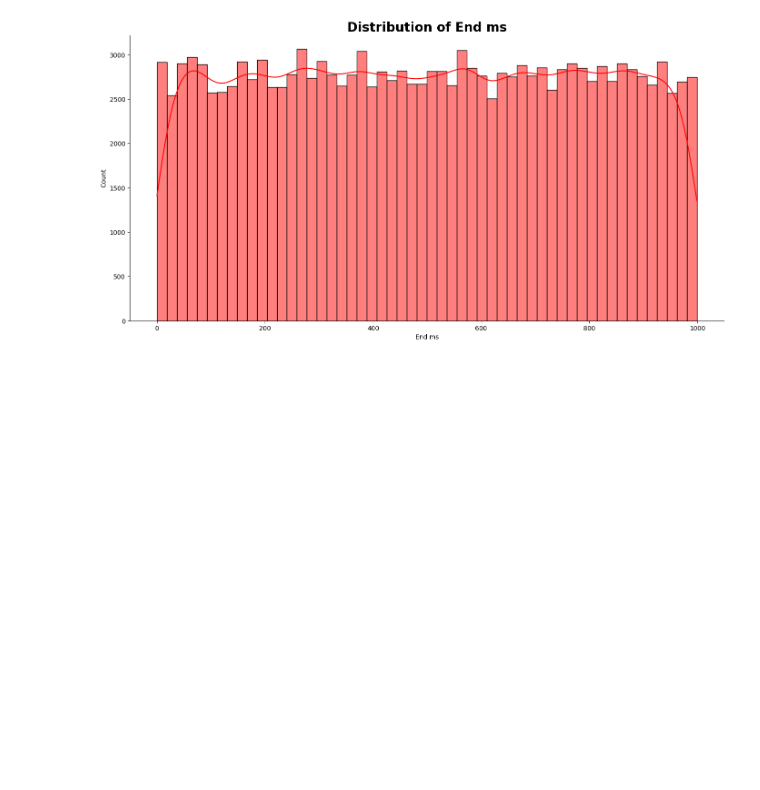
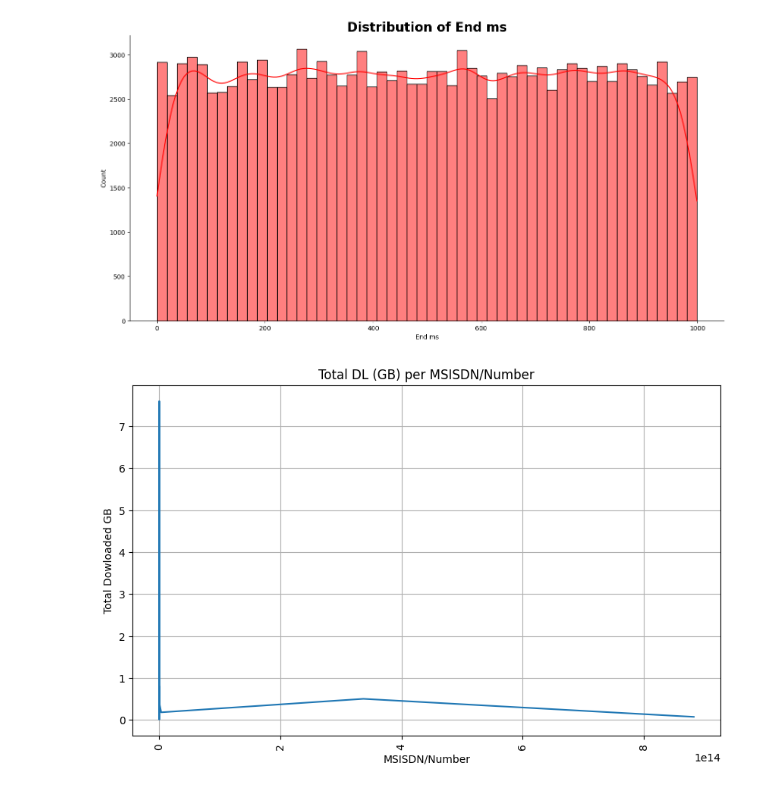
Before and after one commit to abrishdew/User-Analytics-in-the-Telecommunication-Industry, a Jupyter notebook: Home.ipynb, the cells around one changed output. Drawn from its saved outputs; the diff is of its cells as text; code cells hidden in the pictures; blank space fills up the shorter version.

```diff
--- a/Home.ipynb
+++ b/Home.ipynb
@@ -328,3 +332,17 @@ plot_hist(df_clean, "UL TP > 300 Kbps (%)", "green")
 plot_hist(df_clean, "End ms", "red")
 # %% [output]
 [figure]
+# %%
+df.head()
+aggregated_data = df.groupby("MSISDN/Number").agg({"Total DL (Bytes)": "sum"})
+aggregated_data['Total DL (GB)'] = aggregated_data['Total DL (Bytes)'] / 1073741824
+plt.figure(figsize=(10, 6))
+plt.plot(aggregated_data.index, aggregated_data['Total DL (GB)'])
+plt.xlabel('MSISDN/Number')
+plt.ylabel('Total Dowloaded GB')
+plt.title('Total DL (GB) per MSISDN/Number')
+plt.xticks(rotation=90)
+plt.grid(True)
+plt.show()
+# %% [output]
+[figure, added]
```
Also changed, not shown: parts of 6 cells of this notebook.
